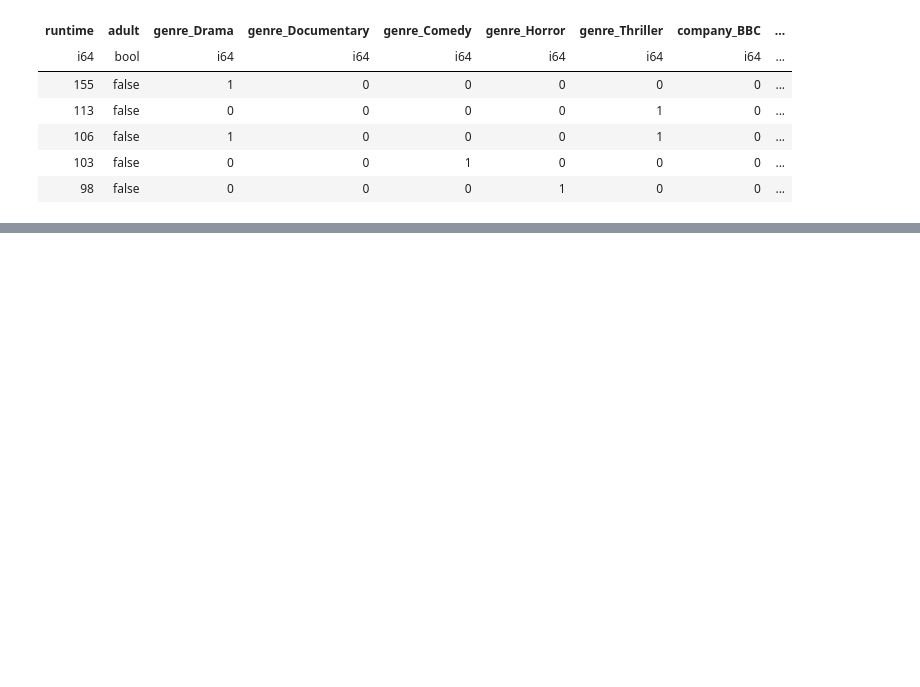
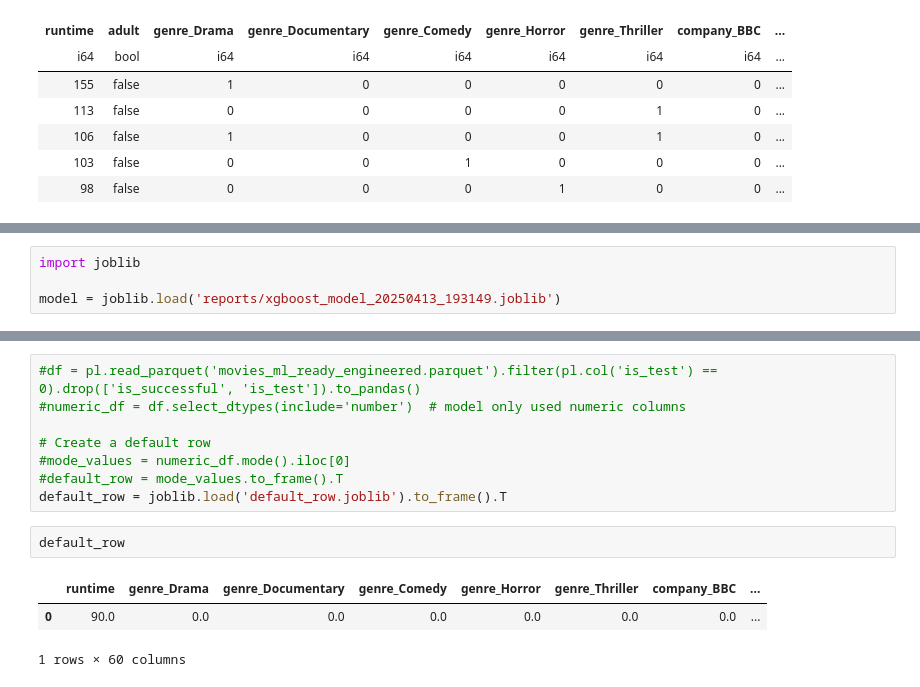
Before and after one commit to ImdadKhan0266/CSML-1010, a Jupyter notebook: Project_Saira.ipynb, the cells around one changed output, grey strips where cells are left out. Saved outputs shown, nothing was run; the diff lists cells and outputs as text; blank space fills up the shorter version.

```diff
--- a/Project_Saira.ipynb
+++ b/Project_Saira.ipynb
@@ -1846,0 +1854,4 @@ KeyboardInterrupt:
+# %%
+import joblib
+
+model = joblib.load('reports/xgboost_model_20250413_193149.joblib')
@@ -1846,0 +1866,14 @@ KeyboardInterrupt:
+# %%
+#df = pl.read_parquet('movies_ml_ready_engineered.parquet').filter(pl.col('is_test') == 0).drop(['is_successful', 'is_test']).to_pandas()
+#numeric_df = df.select_dtypes(include='number')  # model only used numeric columns
+
+# Create a default row
+#mode_values = numeric_df.mode().iloc[0]
+#default_row = mode_values.to_frame().T
+default_row = joblib.load('default_row.joblib').to_frame().T
+# %%
+default_row
+# %% [output]
+|  | runtime | genre_Drama | genre_Documentary | genre_Comedy | genre_Horror | genre_Thriller | company_BBC | ... |
+| 0 | 90.0 | 0.0 | 0.0 | 0.0 | 0.0 | 0.0 | 0.0 | ... |
+1 rows × 60 columns
```
Also changed, not shown: parts of 10 cells of this notebook.
